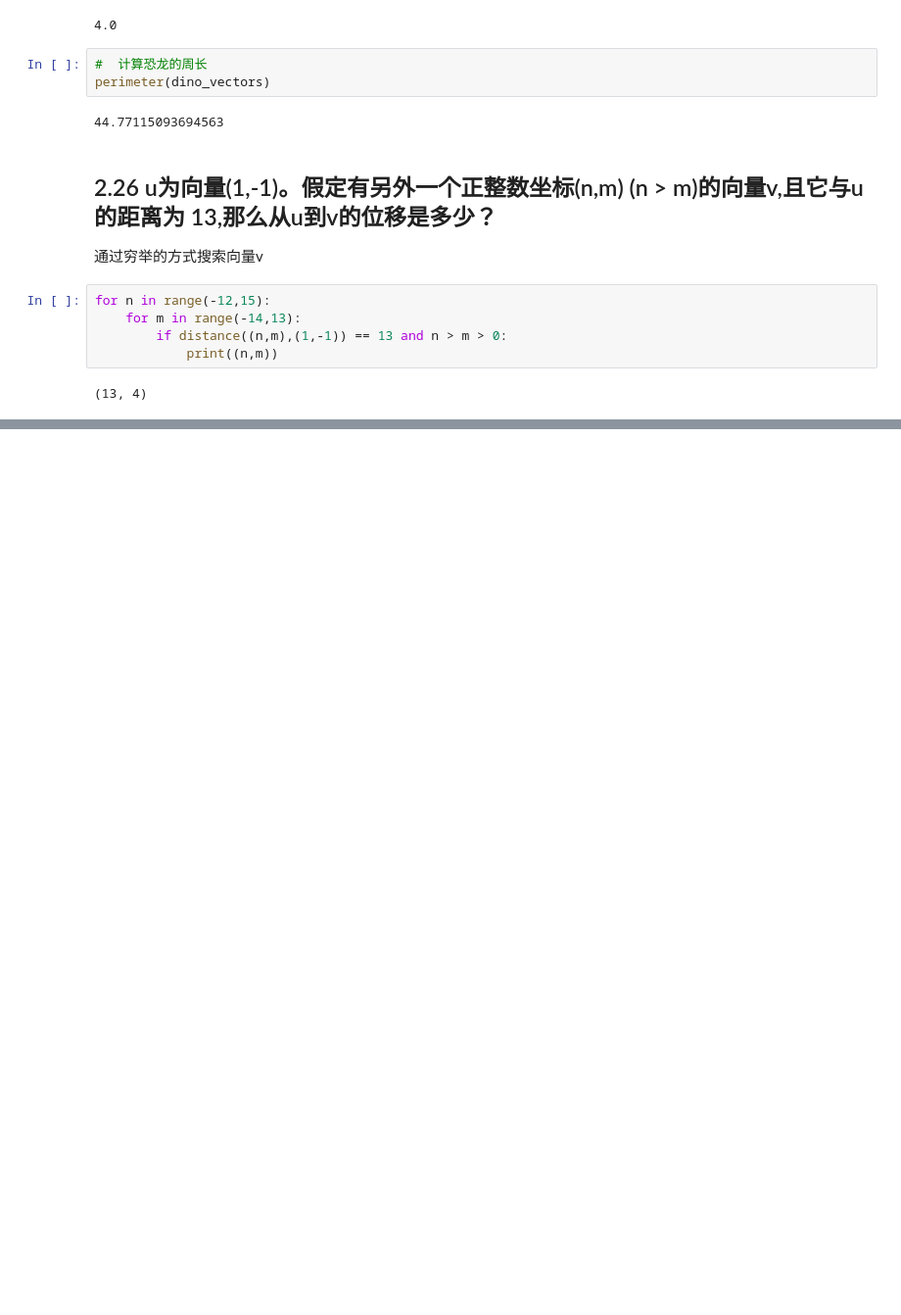
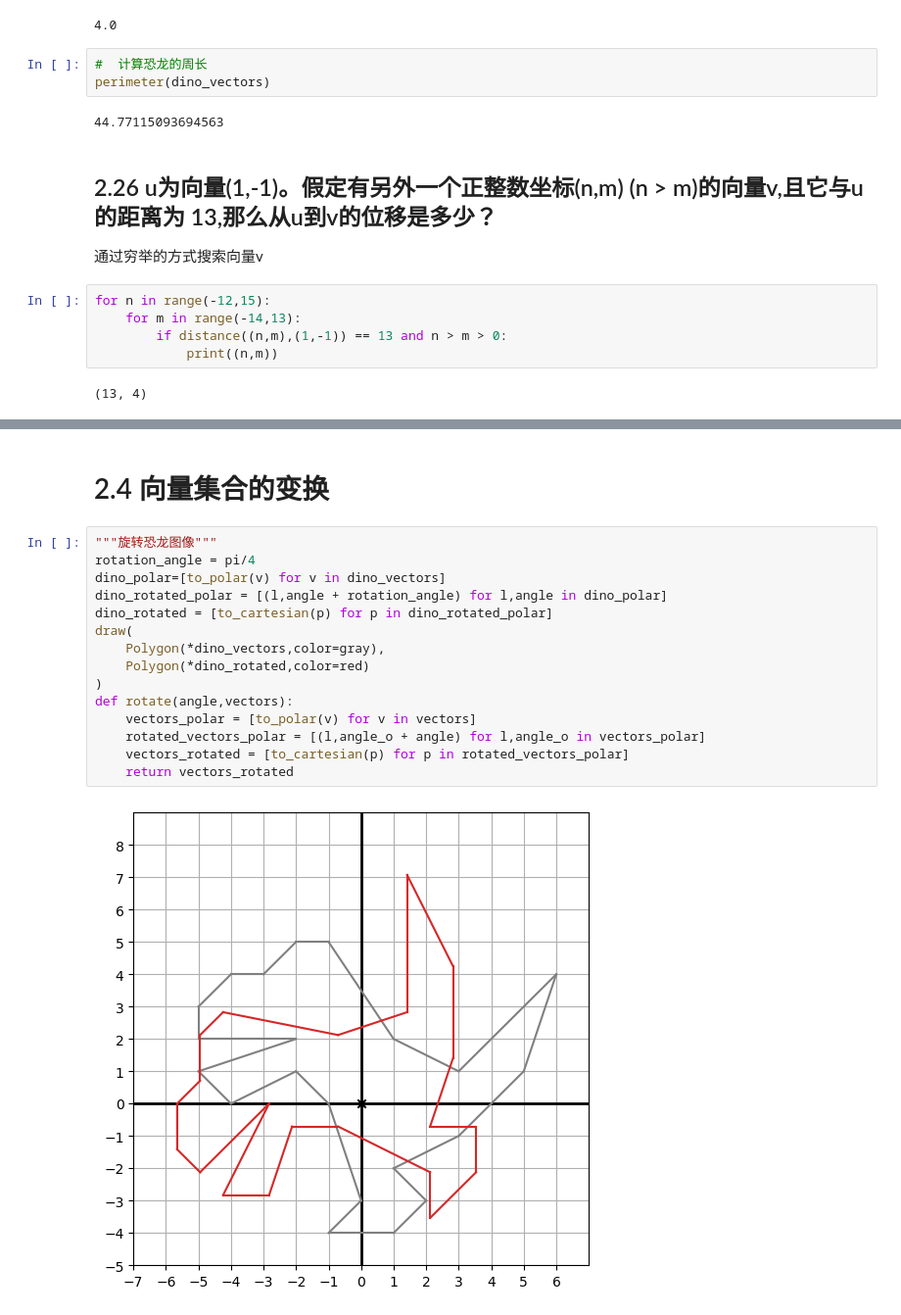
Before and after one commit to yuan-yuan-jia/programmer-s-math, a Jupyter notebook: projects/my_codes/Chapter 02/practice.ipynb, the cells around one changed output, grey strips where cells are left out. Shown: that part at 98% size. Saved outputs shown, nothing was run; the diff lists cells and outputs as text; blank space fills up the shorter version.

```diff
--- a/projects/my_codes/Chapter 02/practice.ipynb
+++ b/projects/my_codes/Chapter 02/practice.ipynb
@@ -142,0 +159,19 @@ for n in range(-12,15):
+# %% [markdown]
+# 2.4 向量集合的变换
+# %%
+"""旋转恐龙图像"""
+rotation_angle = pi/4
+dino_polar=[to_polar(v) for v in dino_vectors]
+dino_rotated_polar = [(l,angle + rotation_angle) for l,angle in dino_polar]
+dino_rotated = [to_cartesian(p) for p in dino_rotated_polar]
+draw(
+    Polygon(*dino_vectors,color=gray),
+    Polygon(*dino_rotated,color=red)
+)
+def rotate(angle,vectors):
+    vectors_polar = [to_polar(v) for v in vectors]
+    rotated_vectors_polar = [(l,angle_o + angle) for l,angle_o in vectors_polar]
+    vectors_rotated = [to_cartesian(p) for p in rotated_vectors_polar]
+    return vectors_rotated
+# %% [output]
+[figure, added]
```
Also changed, not shown: parts of 12 cells of this notebook.
